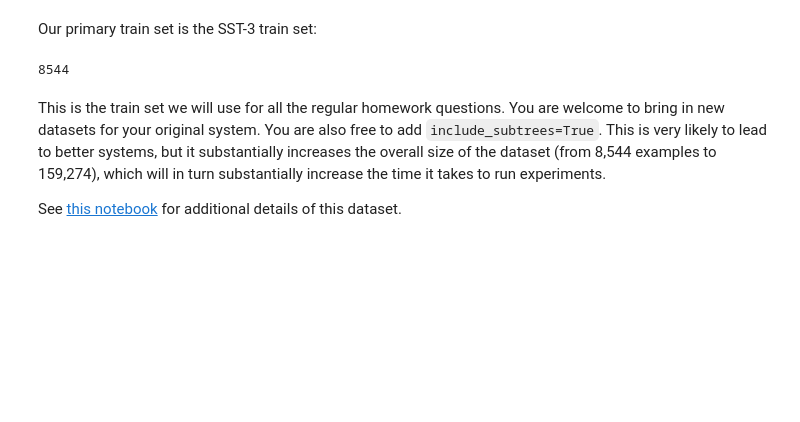
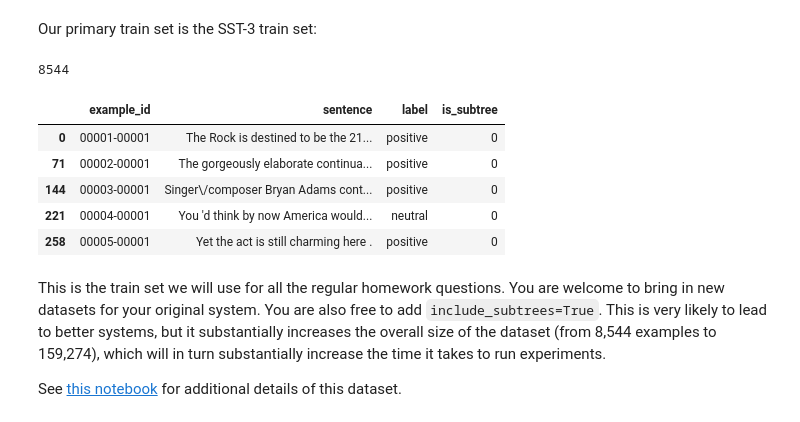
Before and after one commit to feifang24/cs224u-spr2021, a Jupyter notebook: hw_sentiment.ipynb, the cells around one changed output. Drawn from its saved outputs; the diff is of its cells as text; code cells hidden in the pictures; blank space fills up the shorter version.

```diff
--- a/hw_sentiment.ipynb
+++ b/hw_sentiment.ipynb
@@ -70,6 +70,15 @@ sst_train = sst.train_reader(SST_HOME)
 sst_train.shape[0]
 # %% [output]
 8544
+# %%
+sst_train.head()
+# %% [output]
+|  | example_id | sentence | label | is_subtree |
+| 0 | 00001-00001 | The Rock is destined to be the 21... | positive | 0 |
+| 71 | 00002-00001 | The gorgeously elaborate continua... | positive | 0 |
+| 144 | 00003-00001 | Singer\/composer Bryan Adams cont... | positive | 0 |
+| 221 | 00004-00001 | You 'd think by now America would... | neutral | 0 |
+| 258 | 00005-00001 | Yet the act is still charming here . | positive | 0 |
 # %% [markdown]
 This is the train set we will use for all the regular homework questions. You are welcome to bring in new datasets for your original system. You are also free to add `include_subtrees=True`. This is very likely to lead to better systems, but it substantially increases the overall size of the dataset (from 8,544 examples to 159,274), which will in turn substantially increase the time it takes to run experiments.
 
```
Also changed, not shown: parts of 19 cells of this notebook.
